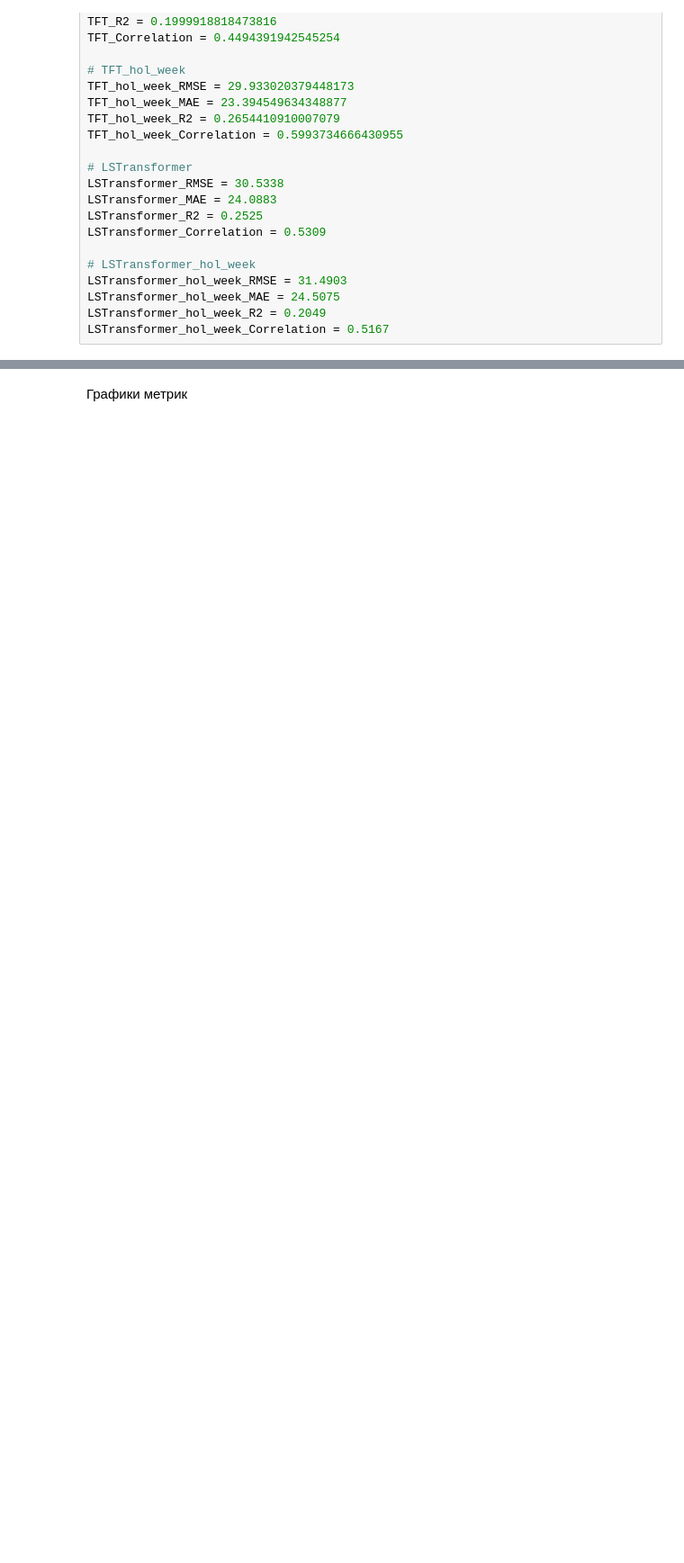
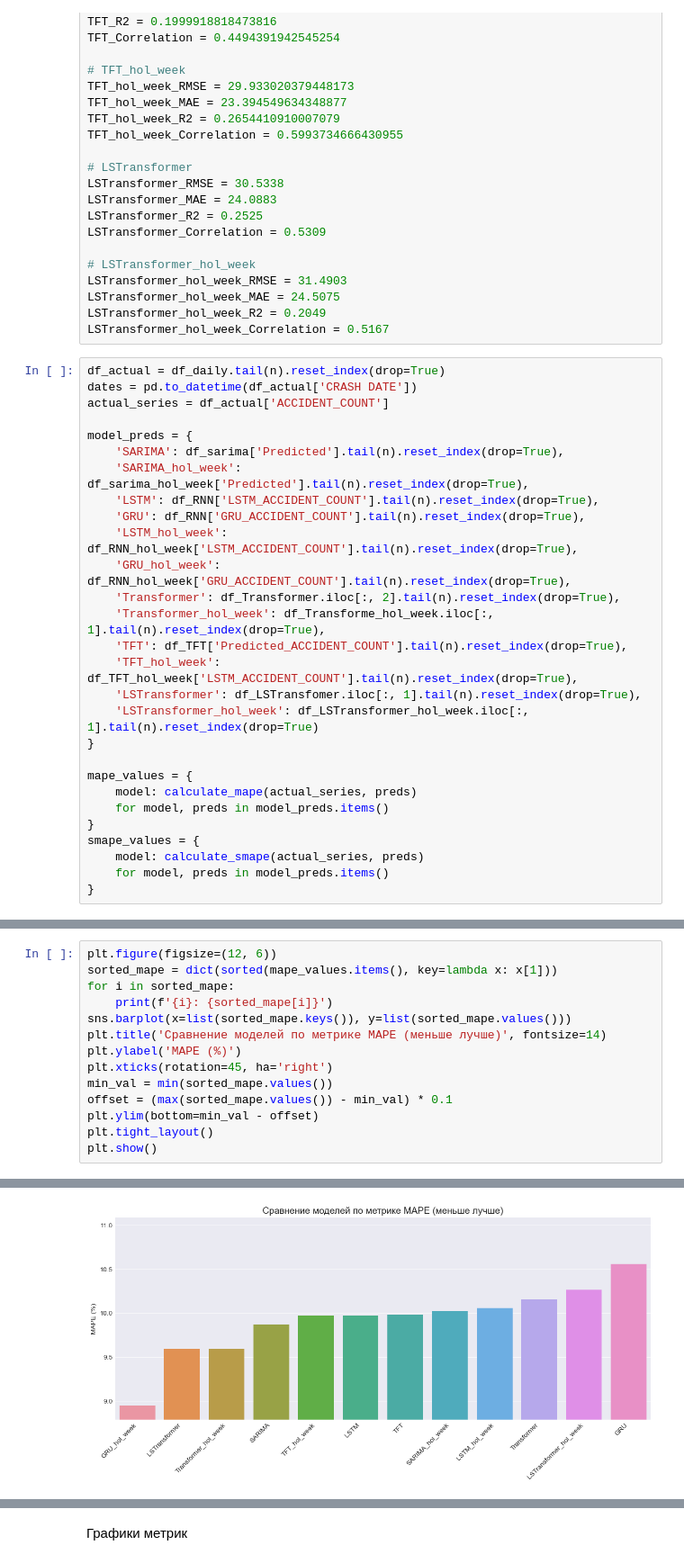
Before and after one commit to kiviyi/VKR, a Jupyter notebook: collecting_results.ipynb, the cells around one changed output, grey strips where cells are left out. Shown at 90% size. Saved outputs shown, nothing was run; the diff lists cells and outputs as text; blank space fills up the shorter version.

```diff
--- a/collecting_results.ipynb
+++ b/collecting_results.ipynb
@@ -103,3 +118,31 @@ LSTransformer_hol_week_RMSE = 31.4903
 LSTransformer_hol_week_MAE = 24.5075
 LSTransformer_hol_week_R2 = 0.2049
 LSTransformer_hol_week_Correlation = 0.5167
+# %%
+df_actual = df_daily.tail(n).reset_index(drop=True)
+dates = pd.to_datetime(df_actual['CRASH DATE'])
+actual_series = df_actual['ACCIDENT_COUNT']
+
+model_preds = {
+    'SARIMA': df_sarima['Predicted'].tail(n).reset_index(drop=True),
+    'SARIMA_hol_week': df_sarima_hol_week['Predicted'].tail(n).reset_index(drop=True),
+    'LSTM': df_RNN['LSTM_ACCIDENT_COUNT'].tail(n).reset_index(drop=True),
+    'GRU': df_RNN['GRU_ACCIDENT_COUNT'].tail(n).reset_index(drop=True),
+    'LSTM_hol_week': df_RNN_hol_week['LSTM_ACCIDENT_COUNT'].tail(n).reset_index(drop=True),
+    'GRU_hol_week': df_RNN_hol_week['GRU_ACCIDENT_COUNT'].tail(n).reset_index(drop=True),
+    'Transformer': df_Transformer.iloc[:, 2].tail(n).reset_index(drop=True),
+    'Transformer_hol_week': df_Transforme_hol_week.iloc[:, 1].tail(n).reset_index(drop=True),
+    'TFT': df_TFT['Predicted_ACCIDENT_COUNT'].tail(n).reset_index(drop=True),
+    'TFT_hol_week': df_TFT_hol_week['LSTM_ACCIDENT_COUNT'].tail(n).reset_index(drop=True),
+    'LSTransformer': df_LSTransfomer.iloc[:, 1].tail(n).reset_index(drop=True),
+    'LSTransformer_hol_week': df_LSTransformer_hol_week.iloc[:, 1].tail(n).reset_index(drop=True)
+}
+
+mape_values = {
+    model: calculate_mape(actual_series, preds)
+    for model, preds in model_preds.items()
+}
+smape_values = {
+    model: calculate_smape(actual_series, preds)
+    for model, preds in model_preds.items()
+}
@@ -105,0 +151,15 @@ LSTransformer_hol_week_Correlation = 0.5167
+# %%
+plt.figure(figsize=(12, 6))
+sorted_mape = dict(sorted(mape_values.items(), key=lambda x: x[1]))
+for i in sorted_mape:
+    print(f'{i}: {sorted_mape[i]}')
+sns.barplot(x=list(sorted_mape.keys()), y=list(sorted_mape.values()))
+plt.title('Сравнение моделей по метрике MAPE (меньше лучше)', fontsize=14)
+plt.ylabel('MAPE (%)')
+plt.xticks(rotation=45, ha='right')
+min_val = min(sorted_mape.values())
+offset = (max(sorted_mape.values()) - min_val) * 0.1
+plt.ylim(bottom=min_val - offset)
+plt.tight_layout()
+plt.show()
+# %% [output]
@@ -105,0 +178 @@ LSTransformer_hol_week_Correlation = 0.5167
+[figure, added]
```
Also changed, not shown: parts of 7 cells of this notebook.
